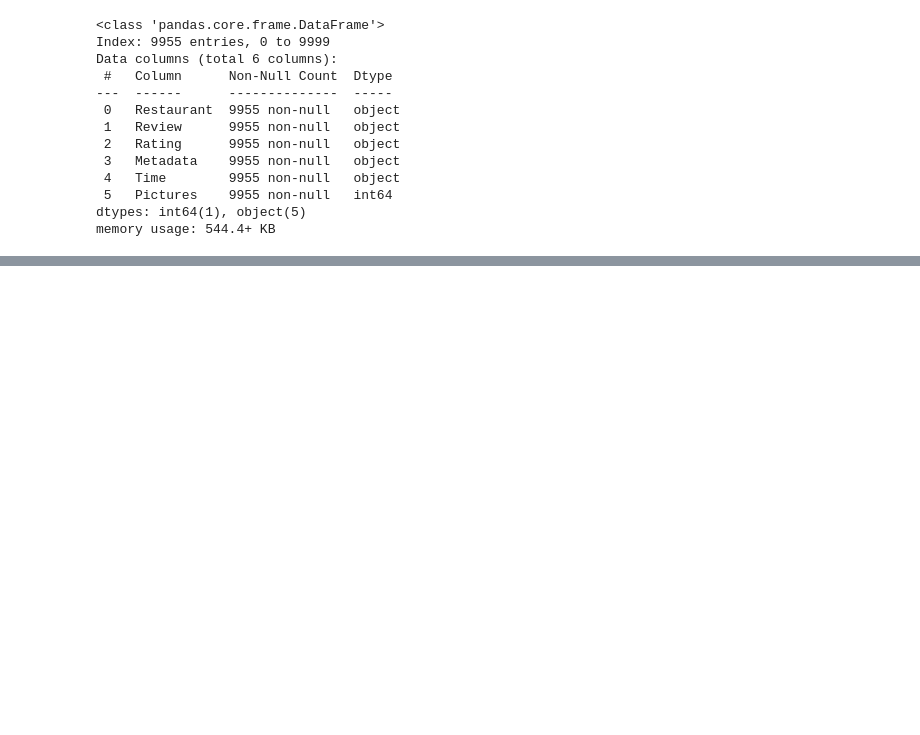
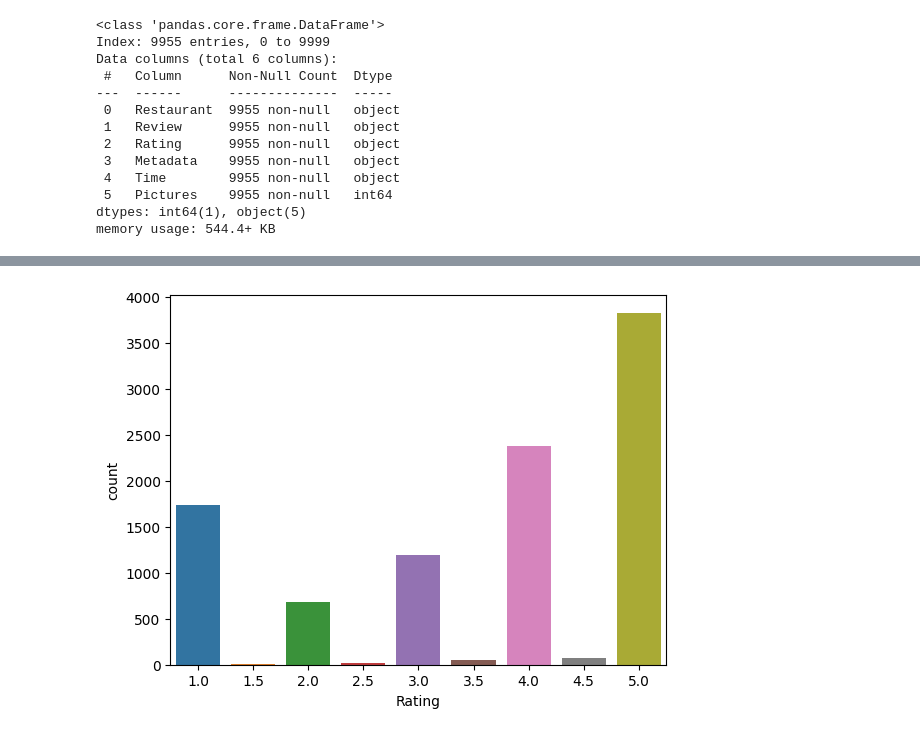
Before and after one commit to OsamaAnsari4671/Classification-Models, a Jupyter notebook: restaurant reviews sentiment analysis/Restaurant Reviews.ipynb, the cells around one changed output, grey strips where cells are left out. Cells and saved outputs as stored; diff of their text form; code cells hidden in the pictures; blank space fills up the shorter version.

```diff
--- a/restaurant reviews sentiment analysis/Restaurant Reviews.ipynb
+++ b/restaurant reviews sentiment analysis/Restaurant Reviews.ipynb
@@ -116,0 +113,6 @@ df['Metadata'].nunique()
+# %%
+# Rating Distribution
+sns.countplot(df, x='Rating')
+plt.show()
+# %% [output]
+[figure, added]
```
Also changed, not shown: parts of 9 cells of this notebook.
